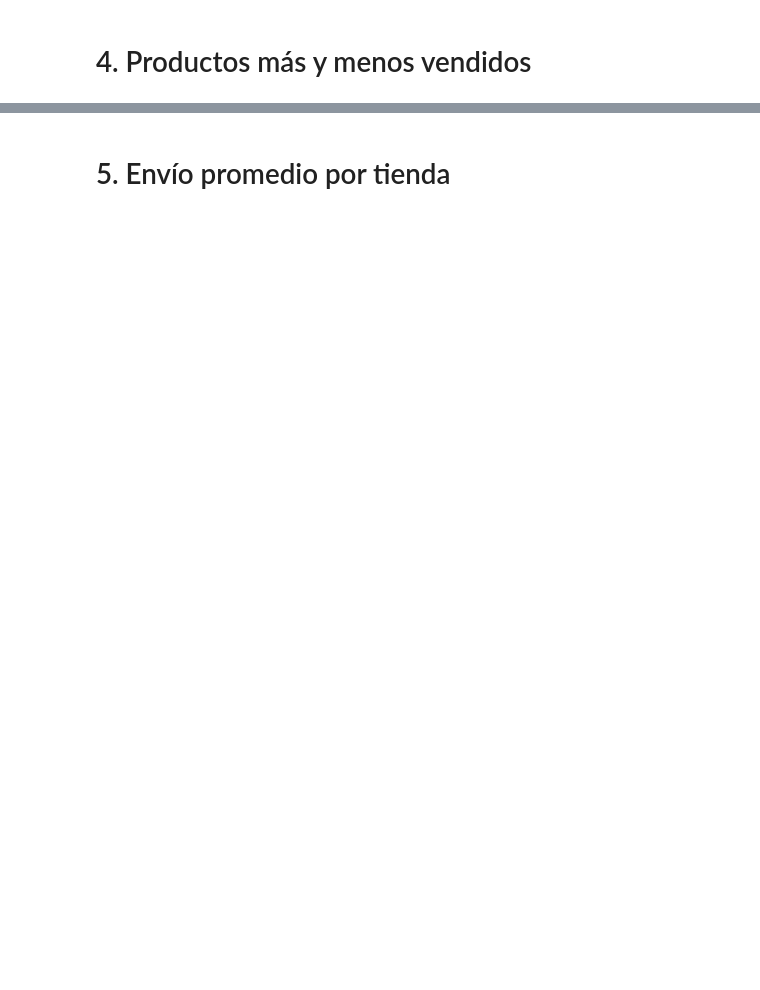
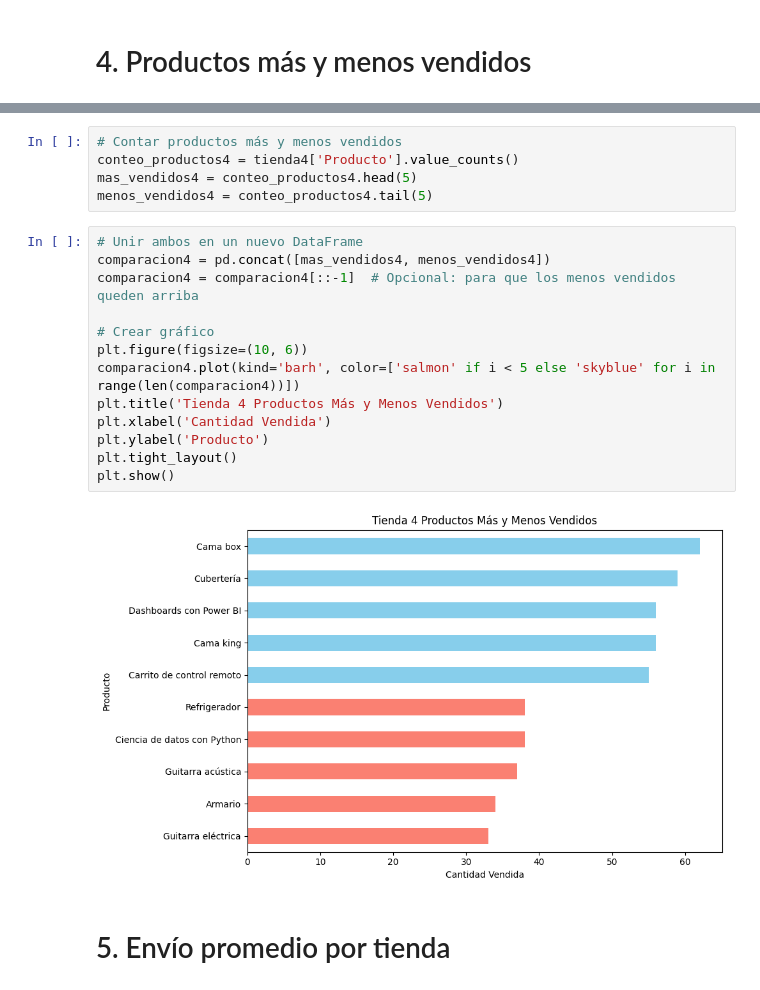
Before and after one commit to robertocraviotto/Challenge-ONE-Data-Science_1, a Jupyter notebook: AluraStoreLatam.ipynb, the cells around one changed output, grey strips where cells are left out. Drawn from its saved outputs; the diff is of its cells as text; blank space fills up the shorter version.

```diff
--- a/AluraStoreLatam.ipynb
+++ b/AluraStoreLatam.ipynb
@@ -386,2 +677,22 @@ Todas las tiendas deberían evaluar oportunidades en Instrumentos musicales, ya
+# %%
+# Contar productos más y menos vendidos
+conteo_productos4 = tienda4['Producto'].value_counts()
+mas_vendidos4 = conteo_productos4.head(5)
+menos_vendidos4 = conteo_productos4.tail(5)
+# %%
+# Unir ambos en un nuevo DataFrame
+comparacion4 = pd.concat([mas_vendidos4, menos_vendidos4])
+comparacion4 = comparacion4[::-1]  # Opcional: para que los menos vendidos queden arriba
+
+# Crear gráfico
+plt.figure(figsize=(10, 6))
+comparacion4.plot(kind='barh', color=['salmon' if i < 5 else 'skyblue' for i in range(len(comparacion4))])
+plt.title('Tienda 4 Productos Más y Menos Vendidos')
+plt.xlabel('Cantidad Vendida')
+plt.ylabel('Producto')
+plt.tight_layout()
+plt.show()
+# %% [output]
+[figure, added]
 # %% [markdown]
 # 5. Envío promedio por tienda
```
Also changed, not shown: parts of 20 cells of this notebook.
